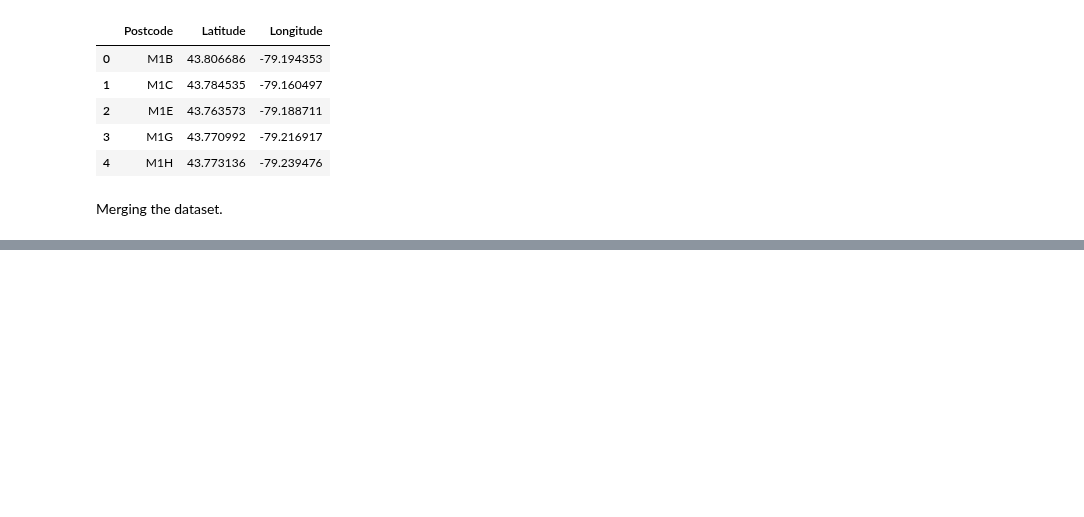
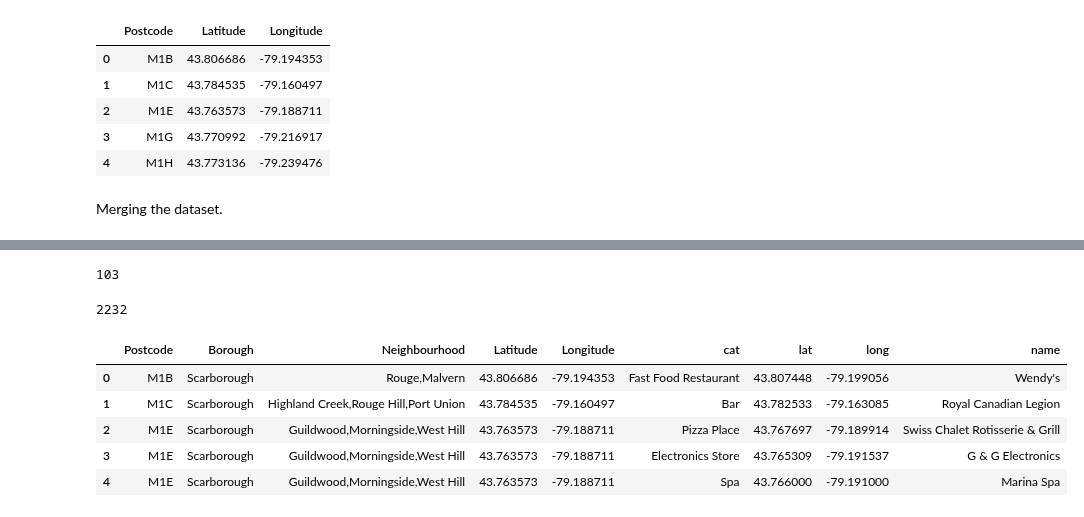
Before and after one commit to jailop/Coursera_Capstone, a Jupyter notebook: toronto-2.ipynb, the cells around one changed output, grey strips where cells are left out. Drawn from its saved outputs; the diff is of its cells as text; code cells hidden in the pictures; blank space fills up the shorter version.

```diff
--- a/toronto-2.ipynb
+++ b/toronto-2.ipynb
@@ -152,0 +221,10 @@ df_geo.to_csv('geo_toronto.csv', index=False)
+# %%
+venues = []
+for idx in range(len(df_geo)):
+    row = df_geo.iloc[idx]
+    lat = row['Latitude']
+    long = row['Longitude']
+    r = getNearbyVenues(lat, long)
+    venues.append(r)
+# %%
+df_geo['venues'] = venues
@@ -152,0 +242,37 @@ df_geo.to_csv('geo_toronto.csv', index=False)
+# %%
+len(df_geo.Postcode.unique())
+# %% [output]
+103
+# %%
+venues = []
+for i in range(len(df_geo)):
+    row = df_geo.iloc[i]
+    for j in range(len(row['venues'])):
+        venue = row['venues'][j]['venue']
+        name = venue['name']
+        lat = venue['location']['lat']
+        long = venue['location']['lng']
+        cat = venue['categories'][0]['name']
+        venues.append({
+            'Postcode': row['Postcode'],
+            'name': name,
+            'lat': lat,
+            'long': long,
+            'cat': cat
+        })
+# %%
+df_venues = pd.DataFrame(venues)
+len(df_venues)
+# %% [output]
+2232
+# %%
+mrg = df_geo.merge(df_venues, on='Postcode')
+del mrg['venues']
+mrg.head()
+# %% [output]
+|  | Postcode | Borough | Neighbourhood | Latitude | Longitude | cat | lat | long | name |
+| 0 | M1B | Scarborough | Rouge,Malvern | 43.806686 | -79.194353 | Fast Food Restaurant | 43.807448 | -79.199056 | Wendy's |
+| 1 | M1C | Scarborough | Highland Creek,Rouge Hill,Port Union | 43.784535 | -79.160497 | Bar | 43.782533 | -79.163085 | Royal Canadian Legion |
+| 2 | M1E | Scarborough | Guildwood,Morningside,West Hill | 43.763573 | -79.188711 | Pizza Place | 43.767697 | -79.189914 | Swiss Chalet Rotisserie & Grill |
+| 3 | M1E | Scarborough | Guildwood,Morningside,West Hill | 43.763573 | -79.188711 | Electronics Store | 43.765309 | -79.191537 | G & G Electronics |
+| 4 | M1E | Scarborough | Guildwood,Morningside,West Hill | 43.763573 | -79.188711 | Spa | 43.766000 | -79.191000 | Marina Spa |
```
Also changed, not shown: parts of 31 cells of this notebook.
